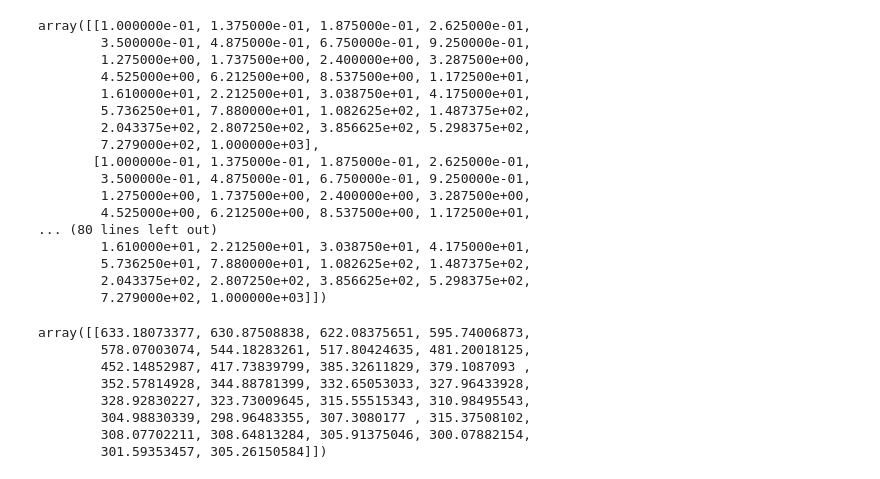
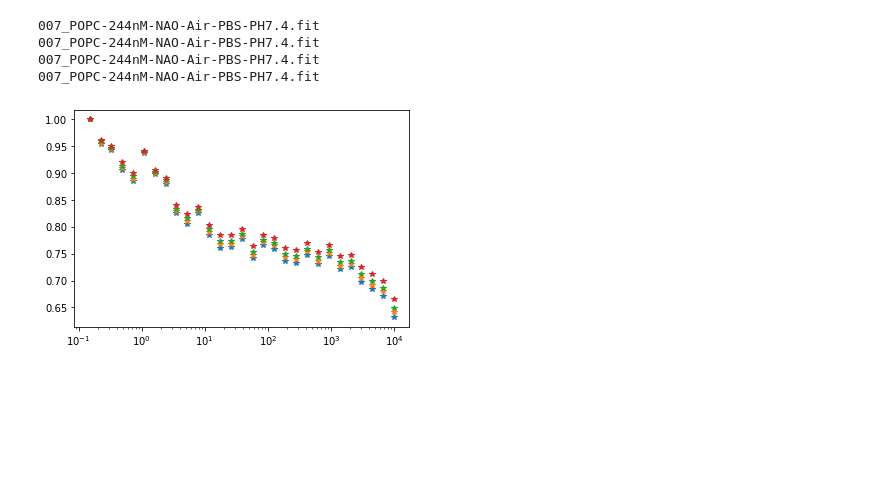
Before and after one commit to duzhx04/TRAST-data-analyze, a Jupyter notebook: TRAST_data_draw_Fig.ipynb, the cells around one changed output. Saved outputs shown, nothing was run; the diff lists cells and outputs as text; code cells hidden in the pictures; blank space fills up the shorter version.

```diff
--- a/TRAST_data_draw_Fig.ipynb
+++ b/TRAST_data_draw_Fig.ipynb
@@ -80,0 +127,18 @@ with h5py.File(file,'r') as f:
+# %%
+
+# plot different shells raw data
+for file in filelist:
+    with h5py.File(file,'r') as f:
+        for key in f.keys():
+            print(key)
+            N= np.array(f[key]['TRAST'][:,0]) #choose first point
+            arry_x=np.array(f[key]['tp'][:])
+            arry_y=np.array(f[key]['TRAST']/N) # Normalize the first point
+            arry_y=arry_y[0]
+            plt.semilogx(arry_x,arry_y,marker='*',linestyle='none')
+# %% [output]
+007_POPC-244nM-NAO-Air-PBS-PH7.4.fit
+007_POPC-244nM-NAO-Air-PBS-PH7.4.fit
+007_POPC-244nM-NAO-Air-PBS-PH7.4.fit
+007_POPC-244nM-NAO-Air-PBS-PH7.4.fit
+[figure, added]
@@ -88,20 +151,0 @@ def pickData(filename,Data):
-# %%
-pickData(file,'tp')
-# %% [output]
-array([[1.000000e-01, 1.375000e-01, 1.875000e-01, 2.625000e-01,
-        3.500000e-01, 4.875000e-01, 6.750000e-01, 9.250000e-01,
-        1.275000e+00, 1.737500e+00, 2.400000e+00, 3.287500e+00,
-        4.525000e+00, 6.212500e+00, 8.537500e+00, 1.172500e+01,
-        1.610000e+01, 2.212500e+01, 3.038750e+01, 4.175000e+01,
-        5.736250e+01, 7.880000e+01, 1.082625e+02, 1.487375e+02,
-        2.043375e+02, 2.807250e+02, 3.856625e+02, 5.298375e+02,
-        7.279000e+02, 1.000000e+03],
-       [1.000000e-01, 1.375000e-01, 1.875000e-01, 2.625000e-01,
-        3.500000e-01, 4.875000e-01, 6.750000e-01, 9.250000e-01,
-        1.275000e+00, 1.737500e+00, 2.400000e+00, 3.287500e+00,
-        4.525000e+00, 6.212500e+00, 8.537500e+00, 1.172500e+01,
-... (80 lines left out)
-        1.610000e+01, 2.212500e+01, 3.038750e+01, 4.175000e+01,
-        5.736250e+01, 7.880000e+01, 1.082625e+02, 1.487375e+02,
-        2.043375e+02, 2.807250e+02, 3.856625e+02, 5.298375e+02,
-        7.279000e+02, 1.000000e+03]])
@@ -113,11 +151,0 @@ def pickData1(filename,key,Data):
-# %%
-pickData1(file,'004_Vesicle_1_5000NAO-noTempo_1_100CL_Air_ND1_003.fit','TRAST')
-# %% [output]
-array([[633.18073377, 630.87508838, 622.08375651, 595.74006873,
-        578.07003074, 544.18283261, 517.80424635, 481.20018125,
-        452.14852987, 417.73839799, 385.32611829, 379.1087093 ,
-        352.57814928, 344.88781399, 332.65053033, 327.96433928,
-        328.92830227, 323.73009645, 315.55515343, 310.98495543,
-        304.98830339, 298.96483355, 307.3080177 , 315.37508102,
-        308.07702211, 308.64813284, 305.91375046, 300.07882154,
-        301.59353457, 305.26150584]])
```
Also changed, not shown: parts of 33 cells of this notebook.
